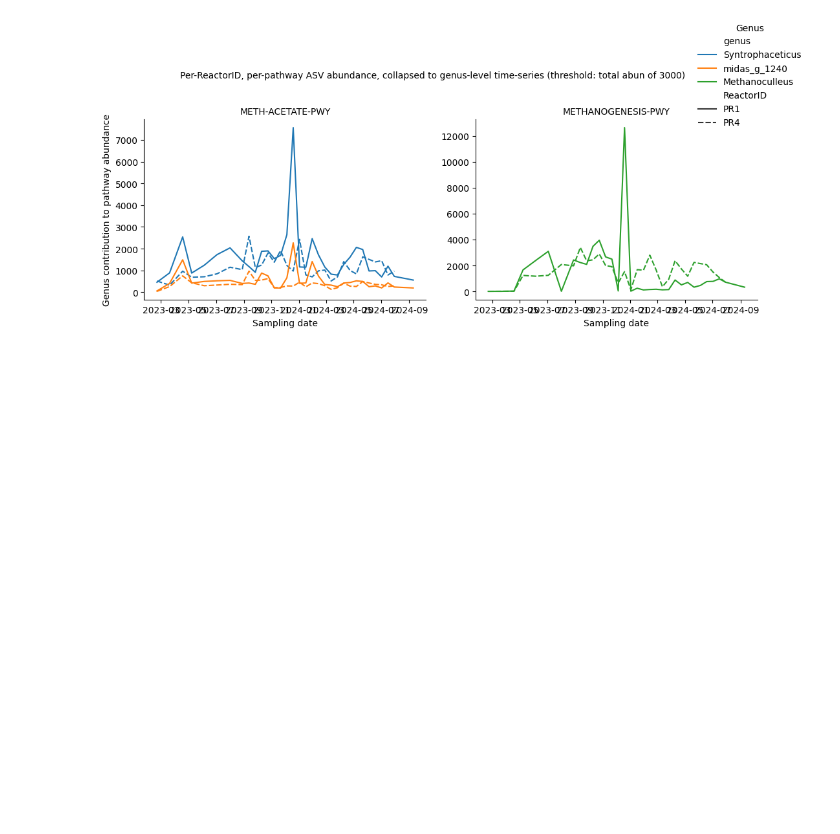
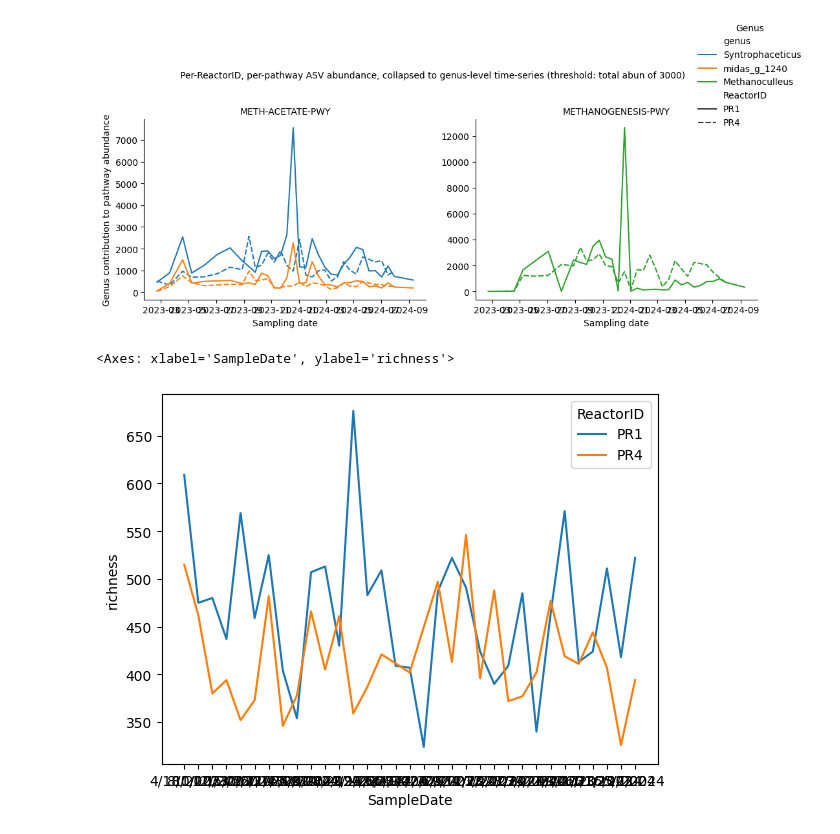
Before and after one commit to PachacutiX/Meta2Insight, a Jupyter notebook: code/picrust2_testruns/stratified/temp_differences.ipynb, the cells around one changed output. Saved outputs shown, nothing was run; the diff lists cells and outputs as text; code cells hidden in the pictures; blank space fills up the shorter version.

Commit message:
Added assessment of taxonomic richness

```diff
--- a/code/picrust2_testruns/stratified/temp_differences.ipynb
+++ b/code/picrust2_testruns/stratified/temp_differences.ipynb
@@ -23,8 +23,9 @@ df_meta.to_csv('~/Thesis/data/picrust2_testruns/picrust2_stratified/picrust2_out
 df_nsti.to_csv('~/Thesis/data/picrust2_testruns/picrust2_stratified/picrust2_out_pipeline_stratified_lasse/temp_diff/df_nsti.tsv', sep='\t', index=False)
 # %%
 # Filter for PR1 and PR4
-barcodes = df_meta[df_meta['ReactorID'].isin(['PR1', 'PR4'])]['Barcode '].tolist()
+df_meta.columns = df_meta.columns.str.strip()
+barcodes = df_meta[df_meta['ReactorID'].isin(['PR1', 'PR4'])]['Barcode'].tolist()
 df_path_abun = df_path_abun[df_path_abun['sample'].isin(barcodes)].copy()
 
-PR1 = df_meta[df_meta['ReactorID'].isin(['PR1'])]['Barcode '].tolist()
-PR4 = df_meta[df_meta['ReactorID'].isin(['PR4'])]['Barcode '].tolist()
+PR1 = df_meta[df_meta['ReactorID'].isin(['PR1'])]['Barcode'].tolist()
+PR4 = df_meta[df_meta['ReactorID'].isin(['PR4'])]['Barcode'].tolist()
@@ -775,4 +778,61 @@ findfont: Font family 'ReactorID' not found.
 findfont: Font family 'ReactorID' not found.
 findfont: Font family 'ReactorID' not found.
 [figure]
+# %%
+### Assessing taxonomic richness in reactors
+
+# Data
+usecols = ["normalized"] + barcodes
+df_seqtab = pd.read_csv('~/Thesis/data/picrust2_testruns/picrust2_stratified/picrust2_out_pipeline_stratified_lasse/EC_metagenome_out/seqtab_norm.tsv',
+                        header=0,
+                        sep="\t",
+                        dtype=str,
+                        usecols=usecols)
+
+first_col = df_seqtab.columns[0]
+df_seq = df_seqtab.rename(columns={first_col: "taxon"})
+
+# Keep only desired barcodes (already built list `barcodes`)
+keep_cols = ["taxon"] + barcodes
+df_seq = df_seq[keep_cols]
+
+# Make numeric
+for c in barcodes:
+    df_seq[c] = pd.to_numeric(df_seq[c], errors="coerce").fillna(0)
+
+# 2) taxonomy table: map ASV -> taxonomy, extract genus
+# df_tax must have ['taxon','taxonomy']
+tax = df_tax[["taxon","taxonomy"]].copy()
+tax["genus"] = (tax["taxonomy"].astype(str)
+                .str.extract(r"g__\s*([^;]+)", expand=False)
+                .str.strip()
+                .replace({"": np.nan}))
+tax["genus"] = tax["genus"].fillna("Unclassified")
+
+# 3) merge and collapse to genus
+dfm = df_seq.merge(tax[["taxon","genus"]], on="taxon", how="left").fillna({"genus":"Unclassified"})
+
+# long format
+long = dfm.melt(id_vars=["taxon","genus"], var_name="sample", value_name="abun")
+
+# sum ASVs -> genus per sample
+genus_long = (long.groupby(["genus","sample"], as_index=False)["abun"].sum())
+
+# 4) optional: wide genus x samples table
+genus_wide = genus_long.pivot(index="genus", columns="sample", values="abun").fillna(0)
+
+# Count number of genera with abundance > 0 per sample
+richness = (genus_long.query("abun > 0")
+            .groupby("sample")["genus"]
+            .nunique()
+            .reset_index(name="richness"))
+
+# Merge ReactorID and SampleDate from metadata
+richness = richness.merge(df_meta[["Barcode","ReactorID","SampleDate"]],
+                          left_on="sample", right_on="Barcode", how="left")
+
+sns.lineplot(data=richness, x="SampleDate", y="richness", hue="ReactorID")
+# %% [output]
+<Axes: xlabel='SampleDate', ylabel='richness'>
+[figure, added]
 # %%
```
Also changed, not shown: parts of 2 cells of this notebook.
